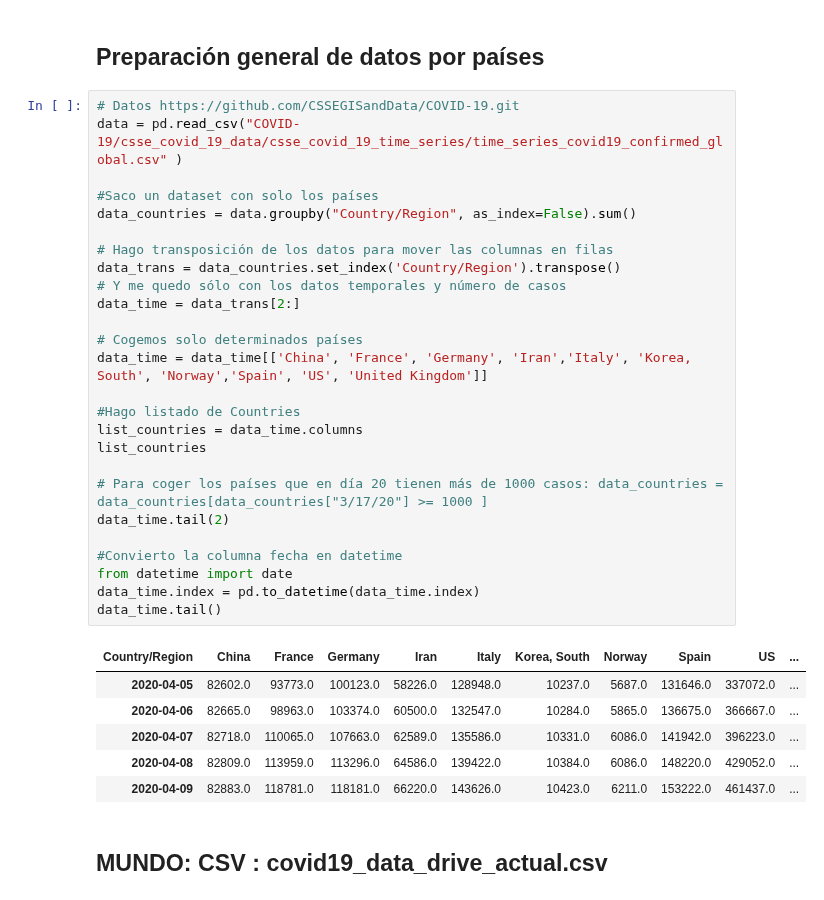
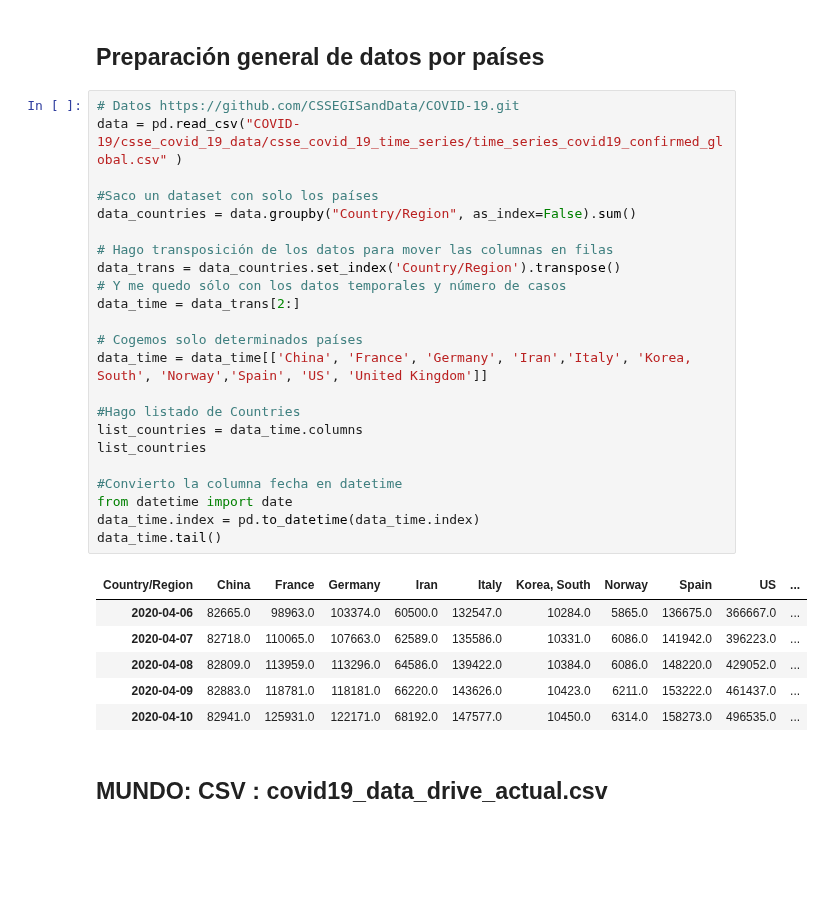
Before and after one commit to akakicreations/covid19-project, a Jupyter notebook: covid19_notebook_WEBFINAL.ipynb, the cells around one changed output. Drawn from its saved outputs; the diff is of its cells as text; blank space fills up the shorter version.

```diff
--- a/covid19_notebook_WEBFINAL.ipynb
+++ b/covid19_notebook_WEBFINAL.ipynb
@@ -350,36 +244,33 @@ data_spain_newcases24h
 # %%
 # Datos https://github.com/CSSEGISandData/COVID-19.git
 data = pd.read_csv("COVID-19/csse_covid_19_data/csse_covid_19_time_series/time_series_covid19_confirmed_global.csv" )
 
 #Saco un dataset con solo los países
 data_countries = data.groupby("Country/Region", as_index=False).sum()
 
 # Hago transposición de los datos para mover las columnas en filas
 data_trans = data_countries.set_index('Country/Region').transpose()
 # Y me quedo sólo con los datos temporales y número de casos
 data_time = data_trans[2:]
 
 # Cogemos solo determinados países
 data_time = data_time[['China', 'France', 'Germany', 'Iran','Italy', 'Korea, South', 'Norway','Spain', 'US', 'United Kingdom']]
 
 #Hago listado de Countries
 list_countries = data_time.columns
 list_countries
 
-# Para coger los países que en día 20 tienen más de 1000 casos: data_countries = data_countries[data_countries["3/17/20"] >= 1000 ]
-data_time.tail(2)
-
 #Convierto la columna fecha en datetime
 from datetime import date
 data_time.index = pd.to_datetime(data_time.index)
 data_time.tail()
 # %% [output]
 | Country/Region | China | France | Germany | Iran | Italy | Korea, South | Norway | Spain | US | ... |
-| 2020-04-05 | 82602.0 | 93773.0 | 100123.0 | 58226.0 | 128948.0 | 10237.0 | 5687.0 | 131646.0 | 337072.0 | ... |
 | 2020-04-06 | 82665.0 | 98963.0 | 103374.0 | 60500.0 | 132547.0 | 10284.0 | 5865.0 | 136675.0 | 366667.0 | ... |
 | 2020-04-07 | 82718.0 | 110065.0 | 107663.0 | 62589.0 | 135586.0 | 10331.0 | 6086.0 | 141942.0 | 396223.0 | ... |
 | 2020-04-08 | 82809.0 | 113959.0 | 113296.0 | 64586.0 | 139422.0 | 10384.0 | 6086.0 | 148220.0 | 429052.0 | ... |
 | 2020-04-09 | 82883.0 | 118781.0 | 118181.0 | 66220.0 | 143626.0 | 10423.0 | 6211.0 | 153222.0 | 461437.0 | ... |
+| 2020-04-10 | 82941.0 | 125931.0 | 122171.0 | 68192.0 | 147577.0 | 10450.0 | 6314.0 | 158273.0 | 496535.0 | ... |
 # %% [markdown]
 ## MUNDO: CSV : covid19_data_drive_actual.csv
 # %%
```
Also changed, not shown: parts of 17 cells of this notebook, 23 other files.
